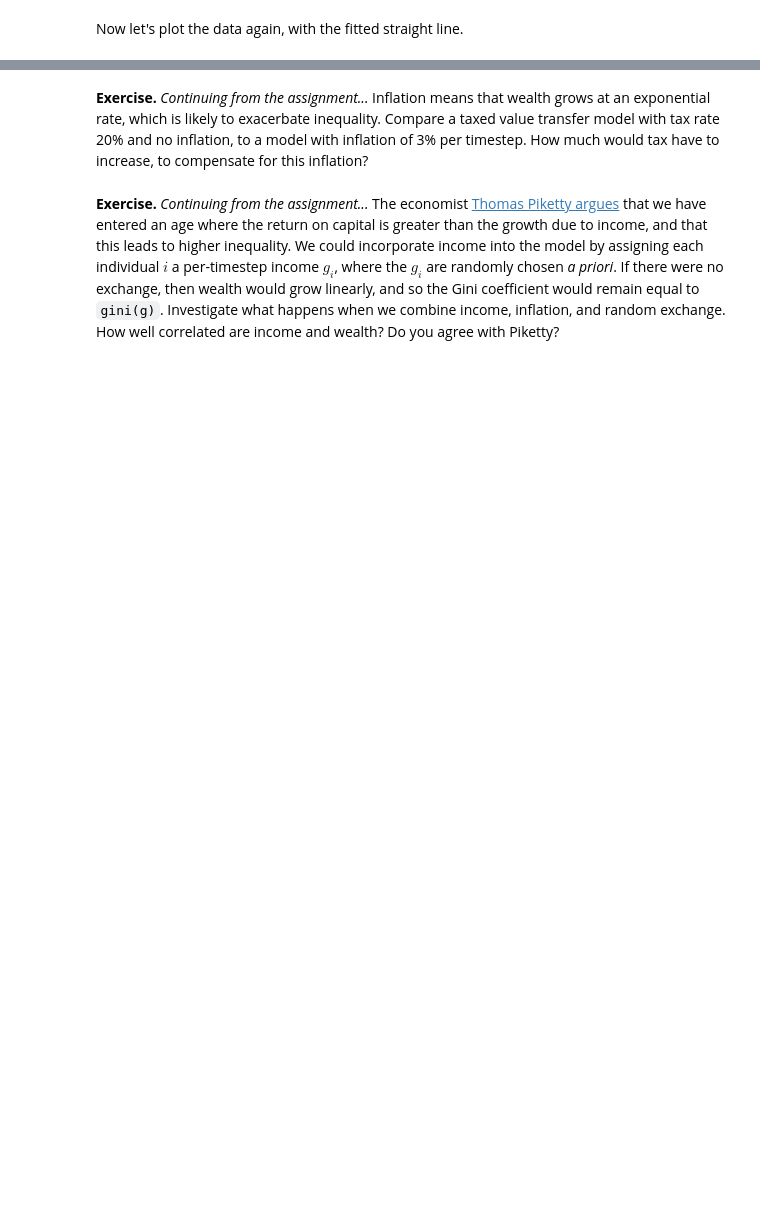
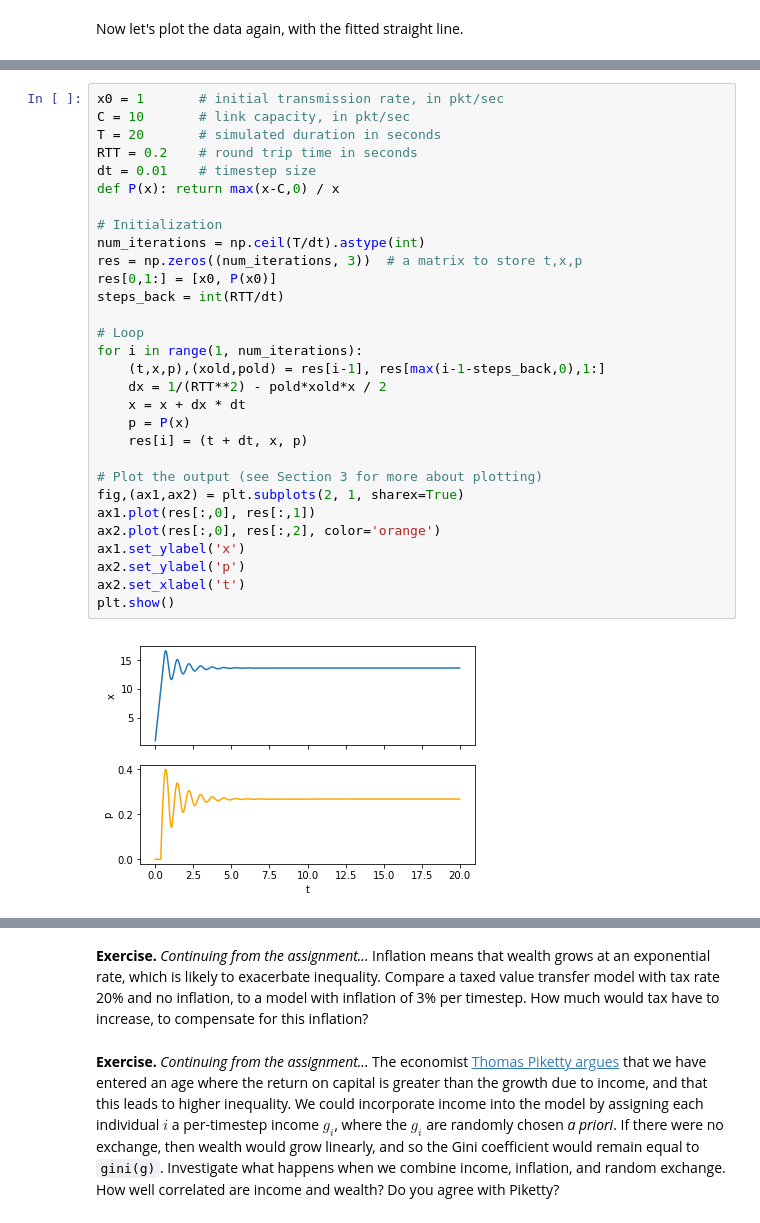
Before and after one commit to damonjw/scicomp, a Jupyter notebook: 2. Numerical computation.ipynb, the cells around one changed output, grey strips where cells are left out. Cells and saved outputs as stored; diff of their text form; blank space fills up the shorter version.

```diff
--- a/2. Numerical computation.ipynb
+++ b/2. Numerical computation.ipynb
@@ -322,0 +385,32 @@ TODO. _Some simple iterative simulation. Maybe ODE. Maybe an interactive graphic
+# %%
+x0 = 1       # initial transmission rate, in pkt/sec
+C = 10       # link capacity, in pkt/sec
+T = 20       # simulated duration in seconds
+RTT = 0.2    # round trip time in seconds
+dt = 0.01    # timestep size
+def P(x): return max(x-C,0) / x
+
+# Initialization
+num_iterations = np.ceil(T/dt).astype(int)
+res = np.zeros((num_iterations, 3))  # a matrix to store t,x,p
+res[0,1:] = [x0, P(x0)]
+steps_back = int(RTT/dt)
+
+# Loop
+for i in range(1, num_iterations):
+    (t,x,p),(xold,pold) = res[i-1], res[max(i-1-steps_back,0),1:]
+    dx = 1/(RTT**2) - pold*xold*x / 2
+    x = x + dx * dt
+    p = P(x)
+    res[i] = (t + dt, x, p)
+
+# Plot the output (see Section 3 for more about plotting)
+fig,(ax1,ax2) = plt.subplots(2, 1, sharex=True)
+ax1.plot(res[:,0], res[:,1])
+ax2.plot(res[:,0], res[:,2], color='orange')
+ax1.set_ylabel('x')
+ax2.set_ylabel('p')
+ax2.set_xlabel('t')
+plt.show()
+# %% [output]
+[figure, added]
```
Also changed, not shown: parts of 64 cells of this notebook, 5 other files.
